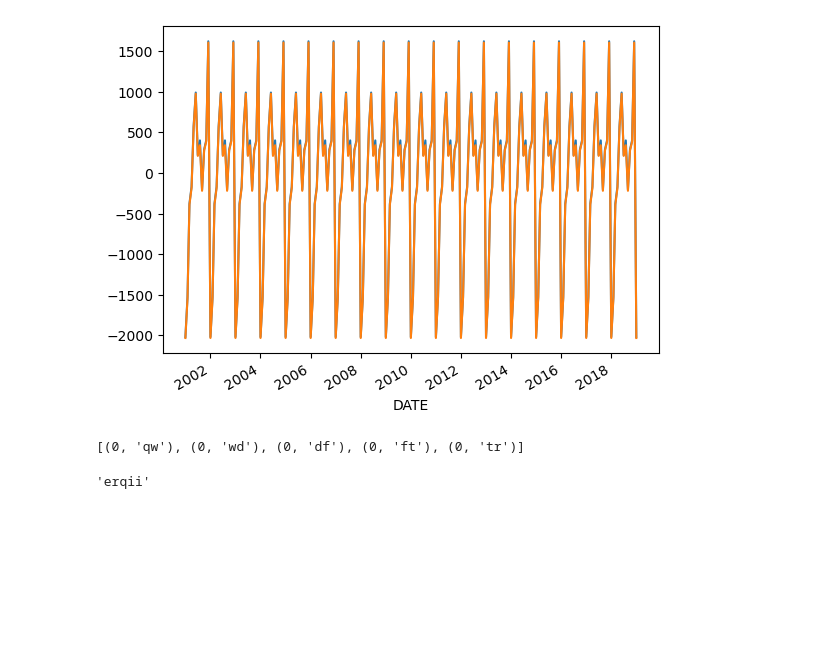
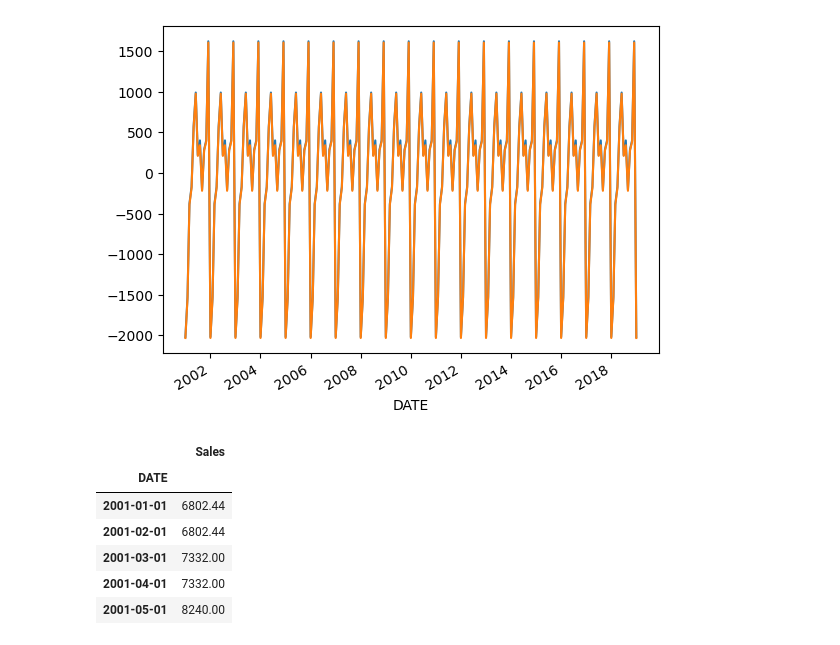
Before and after one commit to GauravDaharia20/Scaler-Projects, a Jupyter notebook: Time Series/notes backup/ts.ipynb, the cells around one changed output. Cells and saved outputs as stored; diff of their text form; code cells hidden in the pictures; blank space fills up the shorter version.

```diff
--- a/Time Series/notes backup/ts.ipynb
+++ b/Time Series/notes backup/ts.ipynb
@@ -174,21 +174,3 @@ model.seasonal.plot()
 # %% [output]
 <Axes: xlabel='DATE'>
 [figure]
-# %%
-s = 'qwdftr'
-def helper(val):
-    cnt=0
-    vowel =['a','e','i','o','u']
-    for i in val:
-        if(i in vowel):
-            cnt+=1
-    return cnt
-final_ans = []
-for i in range(len(s)):
-    val = s[i:i+2]
-    if(len(val)==2):
-        tmp = helper(val)
-        final_ans.append((tmp,val))
-print(final_ans)
-# %% [output]
-[(0, 'qw'), (0, 'wd'), (0, 'df'), (0, 'ft'), (0, 'tr')]
@@ -197,4 +177,10 @@ final_ans.sort(key=lambda x:x[0],reverse=True)
-# %%
-final_ans[0][1]
-# %% [output]
-'erqii'
+# %%
+df.head()
+# %% [output]
+|  | Sales |
+| DATE |  |
+| 2001-01-01 | 6802.44 |
+| 2001-02-01 | 6802.44 |
+| 2001-03-01 | 7332.00 |
+| 2001-04-01 | 7332.00 |
+| 2001-05-01 | 8240.00 |
```
Also changed, not shown: parts of 8 cells of this notebook, 37 other files.
